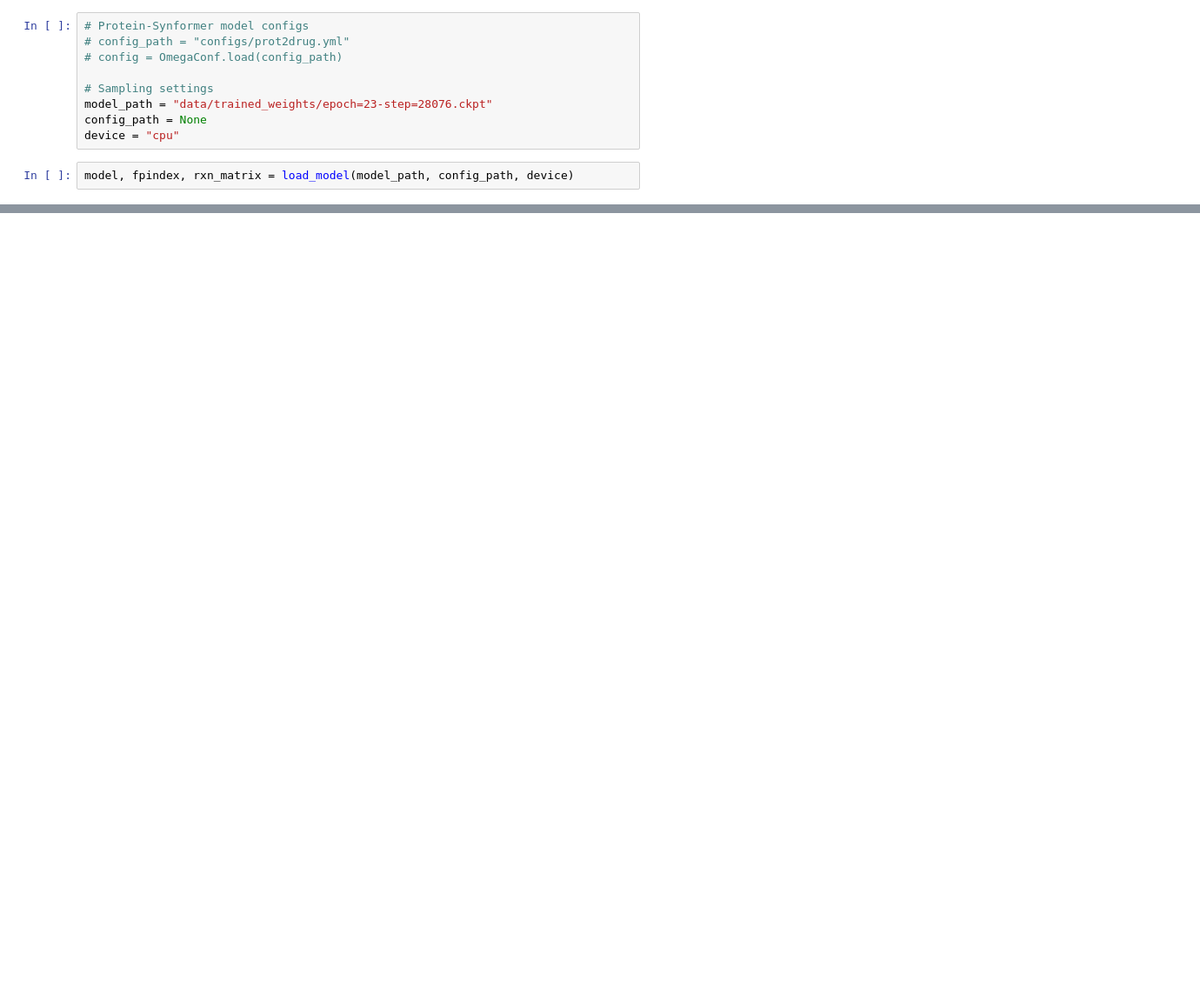
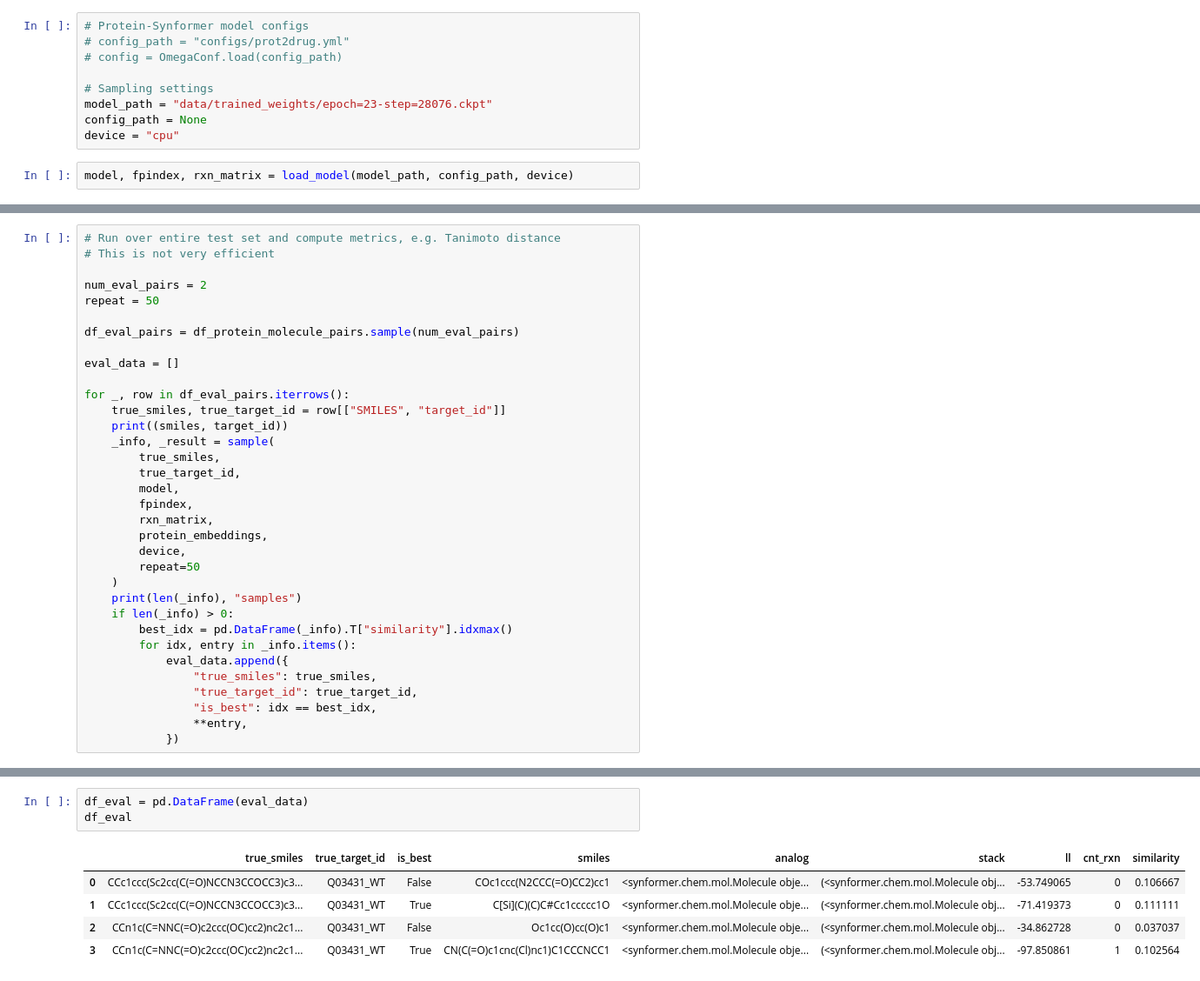
Before and after one commit to casperbroch/protein-synformer, a Jupyter notebook: Sample.ipynb, the cells around one changed output, grey strips where cells are left out. Shown at 87% size. Cells and saved outputs as stored; diff of their text form; blank space fills up the shorter version.

```diff
--- a/Sample.ipynb
+++ b/Sample.ipynb
@@ -151,0 +213,34 @@ Total: 0 / 1
+# %%
+# Run over entire test set and compute metrics, e.g. Tanimoto distance
+# This is not very efficient
+
+num_eval_pairs = 2
+repeat = 50
+
+df_eval_pairs = df_protein_molecule_pairs.sample(num_eval_pairs)
+
+eval_data = []
+
+for _, row in df_eval_pairs.iterrows():
+    true_smiles, true_target_id = row[["SMILES", "target_id"]]
+    print((smiles, target_id))
+    _info, _result = sample(
+        true_smiles,
+        true_target_id,
+        model,
+        fpindex,
+        rxn_matrix,
+        protein_embeddings,
+        device,
+        repeat=50
+    )
+    print(len(_info), "samples")
+    if len(_info) > 0:
+        best_idx = pd.DataFrame(_info).T["similarity"].idxmax()
+        for idx, entry in _info.items():
+            eval_data.append({
+                "true_smiles": true_smiles,
+                "true_target_id": true_target_id,
+                "is_best": idx == best_idx,
+                **entry,
+            })
@@ -151,0 +256,9 @@ Total: 0 / 1
+# %%
+df_eval = pd.DataFrame(eval_data)
+df_eval
+# %% [output]
+|  | true_smiles | true_target_id | is_best | smiles | analog | stack | ll | cnt_rxn | similarity |
+| 0 | CCc1ccc(Sc2cc(C(=O)NCCN3CCOCC3)c3... | Q03431_WT | False | COc1ccc(N2CCC(=O)CC2)cc1 | <synformer.chem.mol.Molecule obje... | (<synformer.chem.mol.Molecule obj... | -53.749065 | 0 | 0.106667 |
+| 1 | CCc1ccc(Sc2cc(C(=O)NCCN3CCOCC3)c3... | Q03431_WT | True | C[Si](C)(C)C#Cc1ccccc1O | <synformer.chem.mol.Molecule obje... | (<synformer.chem.mol.Molecule obj... | -71.419373 | 0 | 0.111111 |
+| 2 | CCn1c(C=NNC(=O)c2ccc(OC)cc2)nc2c1... | Q03431_WT | False | Oc1cc(O)cc(O)c1 | <synformer.chem.mol.Molecule obje... | (<synformer.chem.mol.Molecule obj... | -34.862728 | 0 | 0.037037 |
+| 3 | CCn1c(C=NNC(=O)c2ccc(OC)cc2)nc2c1... | Q03431_WT | True | CN(C(=O)c1cnc(Cl)nc1)C1CCCNCC1 | <synformer.chem.mol.Molecule obje... | (<synformer.chem.mol.Molecule obj... | -97.850861 | 1 | 0.102564 |
```
Also changed, not shown: parts of 16 cells of this notebook, 1 other file.
